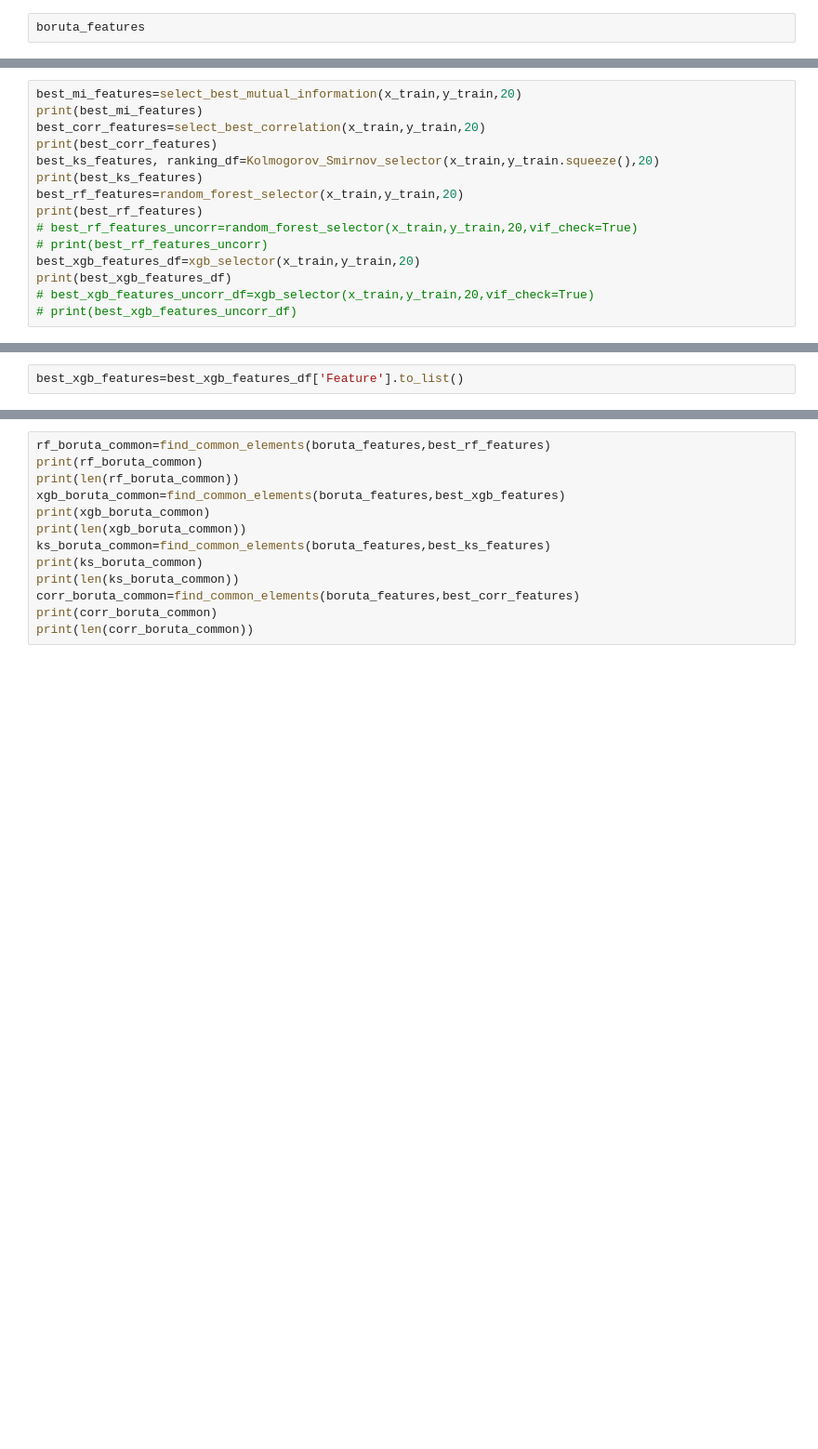
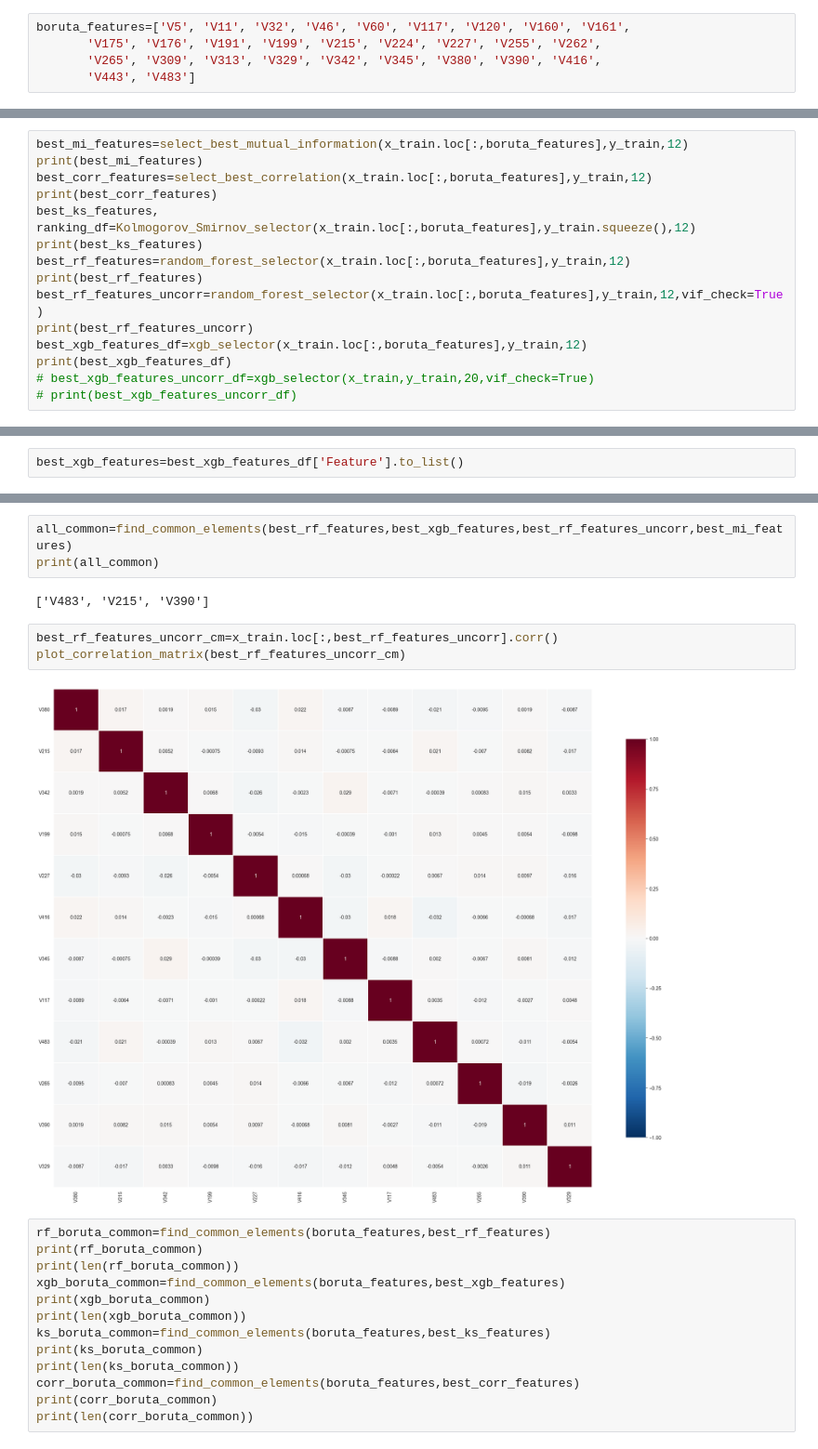
Before and after one commit to M-SZEWCZAK/-Cost-Sensitive-Predictive-Modeling, a Jupyter notebook: eda/structured_selection_runs.ipynb, the cells around one changed output, grey strips where cells are left out. Shown at 93% size. Drawn from its saved outputs; the diff is of its cells as text; blank space fills up the shorter version.

```diff
--- a/eda/structured_selection_runs.ipynb
+++ b/eda/structured_selection_runs.ipynb
@@ -43,4 +43,7 @@ Rejected:       0
 # %%
 boruta_features=x_train.columns[boruta_support]
 # %%
-boruta_features
+boruta_features=['V5', 'V11', 'V32', 'V46', 'V60', 'V117', 'V120', 'V160', 'V161',
+       'V175', 'V176', 'V191', 'V199', 'V215', 'V224', 'V227', 'V255', 'V262',
+       'V265', 'V309', 'V313', 'V329', 'V342', 'V345', 'V380', 'V390', 'V416',
+       'V443', 'V483']
@@ -53,15 +50,15 @@ Index(['V5', 'V11', 'V32', 'V46', 'V60', 'V117', 'V120', 'V160', 'V161',
 # %%
-best_mi_features=select_best_mutual_information(x_train,y_train,20)
+best_mi_features=select_best_mutual_information(x_train.loc[:,boruta_features],y_train,12)
 print(best_mi_features)
-best_corr_features=select_best_correlation(x_train,y_train,20)
+best_corr_features=select_best_correlation(x_train.loc[:,boruta_features],y_train,12)
 print(best_corr_features)
-best_ks_features, ranking_df=Kolmogorov_Smirnov_selector(x_train,y_train.squeeze(),20)
+best_ks_features, ranking_df=Kolmogorov_Smirnov_selector(x_train.loc[:,boruta_features],y_train.squeeze(),12)
 print(best_ks_features)
-best_rf_features=random_forest_selector(x_train,y_train,20)
+best_rf_features=random_forest_selector(x_train.loc[:,boruta_features],y_train,12)
 print(best_rf_features)
-# best_rf_features_uncorr=random_forest_selector(x_train,y_train,20,vif_check=True)
-# print(best_rf_features_uncorr)
-best_xgb_features_df=xgb_selector(x_train,y_train,20)
+best_rf_features_uncorr=random_forest_selector(x_train.loc[:,boruta_features],y_train,12,vif_check=True)
+print(best_rf_features_uncorr)
+best_xgb_features_df=xgb_selector(x_train.loc[:,boruta_features],y_train,12)
 print(best_xgb_features_df)
 # best_xgb_features_uncorr_df=xgb_selector(x_train,y_train,20,vif_check=True)
 # print(best_xgb_features_uncorr_df)
@@ -100,3 +185,13 @@ print(len(xgb_rf_common))
+# %%
+all_common=find_common_elements(best_rf_features,best_xgb_features,best_rf_features_uncorr,best_mi_features)
+print(all_common)
+# %% [output]
+['V483', 'V215', 'V390']
+# %%
+best_rf_features_uncorr_cm=x_train.loc[:,best_rf_features_uncorr].corr()
+plot_correlation_matrix(best_rf_features_uncorr_cm)
+# %% [output]
+[figure, added]
 # %%
 rf_boruta_common=find_common_elements(boruta_features,best_rf_features)
 print(rf_boruta_common)
```
Also changed, not shown: parts of 10 cells of this notebook, 4 other files.
